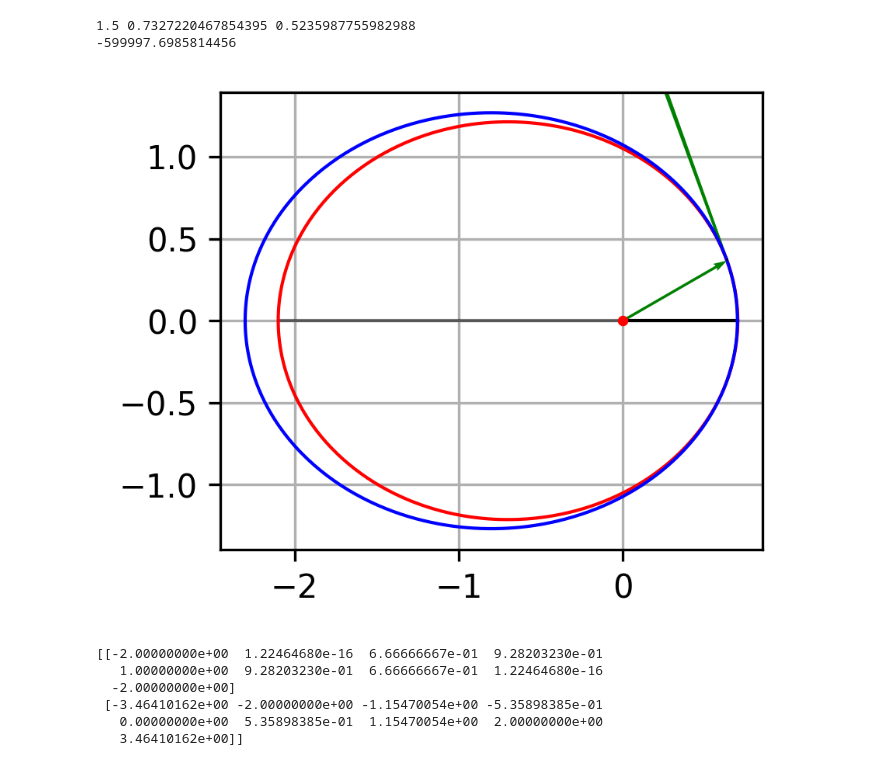
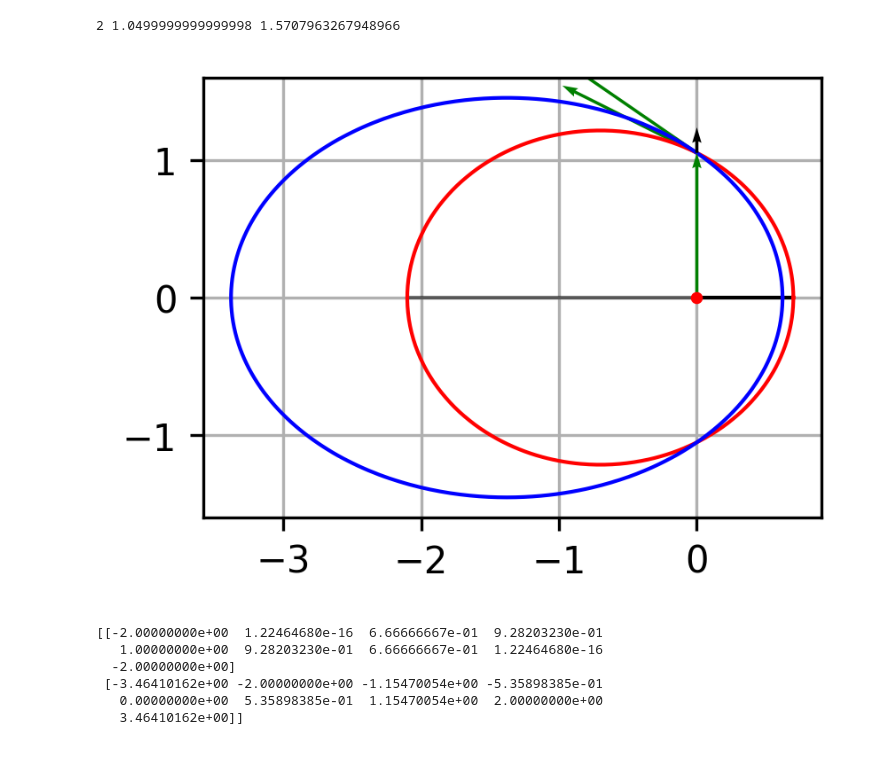
Before and after one commit to silvernuke911/KOSscripts, a Jupyter notebook: lib/tester.ipynb, the cells around one changed output. Saved outputs shown, nothing was run; the diff lists cells and outputs as text; code cells hidden in the pictures.

```diff
--- a/lib/tester.ipynb
+++ b/lib/tester.ipynb
@@ -181,49 +180,49 @@ plt.show()
 [figure]
 # %%
+## change semimajor axis
+
 a1 = 1.4
 e1 = 0.5
 w1 = 0
 
 obt1 = conic(a1,e1,w1)
 
-nu = np.deg2rad(30)
+nu = np.deg2rad(90)
 pos1 = conic(a1,e1,w1,True,nu=nu)
 periapsis_og =   a1 * (1-e1) * np.array([np.cos(w1),np.sin(w1)])
 apoapsis_og  = - a1 * (1+e1) * np.array([np.cos(w1),np.sin(w1)])
 plt.figure(figsize=(3,3),dpi=300)
 plt.plot([0,apoapsis_og [0]],[0,apoapsis_og [1]],'k-',lw=1,alpha = 0.5)
 plt.plot([0,periapsis_og [0]],[0,periapsis_og [1]],'k-',lw=1,alpha = 1)
-a2 = 1.5
+a2 = 2
 r  = np.linalg.norm(pos1)
 w2 = 0
 print(a2,r,nu)
 disc = (r * np.cos(nu))**2 - 4 * a2 * (r - a2)
 if disc < 0:
     print("No orbit possible")
 else:
     e2   = (- r * np.cos(nu) + np.sqrt(disc))/(2*a2)
     e2b  = (- r * np.cos(nu) - np.sqrt(disc))/(2*a2)
     obt2 = conic(a2,e2,w2)
-    print(np.max(np.linalg.norm(obt2,axis=0) - 600e3))
     v1   = obt_vel(mu,a1,e1,w1,True,nu=nu)
     v2   = obt_vel(mu,a2,e2,w2,True,nu=nu)
     dv   = v2 - v1
     plt.quiver(pos1[0],pos1[1],v1[0],v1[1],color='green',scale = 1,zorder = 2,angles='xy', scale_units='xy',width=0.005)
     plt.quiver(pos1[0],pos1[1],v2[0],v2[1],color='green',scale = 1,zorder = 2,angles='xy', scale_units='xy',width=0.005)
     plt.quiver(pos1[0],pos1[1],dv[0],dv[1],color='black',scale = 1,zorder = 3,angles='xy', scale_units='xy',width=0.005)
 
 
 plt.scatter(0,0,s=5,color='r',zorder=5)
 plt.plot(obt1[0],obt1[1],'r-',lw=1)
 plt.plot(obt2[0],obt2[1],'b-',lw=1)
 plt.quiver(0,0,pos1[0],pos1[1],color='green',scale = 1,zorder = 2,angles='xy', scale_units='xy',width=0.005)
 plt.grid()
 plt.gca().set_aspect("equal")
 plt.show()
 # %% [output]
-1.5 0.7327220467854395 0.5235987755982988
--599997.6985814456
+2 1.0499999999999998 1.5707963267948966
-[figure, old version]
+[figure, new version]
 # %%
 ## PARABOLA
 rp = 1
```
Also changed, not shown: parts of 7 cells of this notebook, 1 other file.
